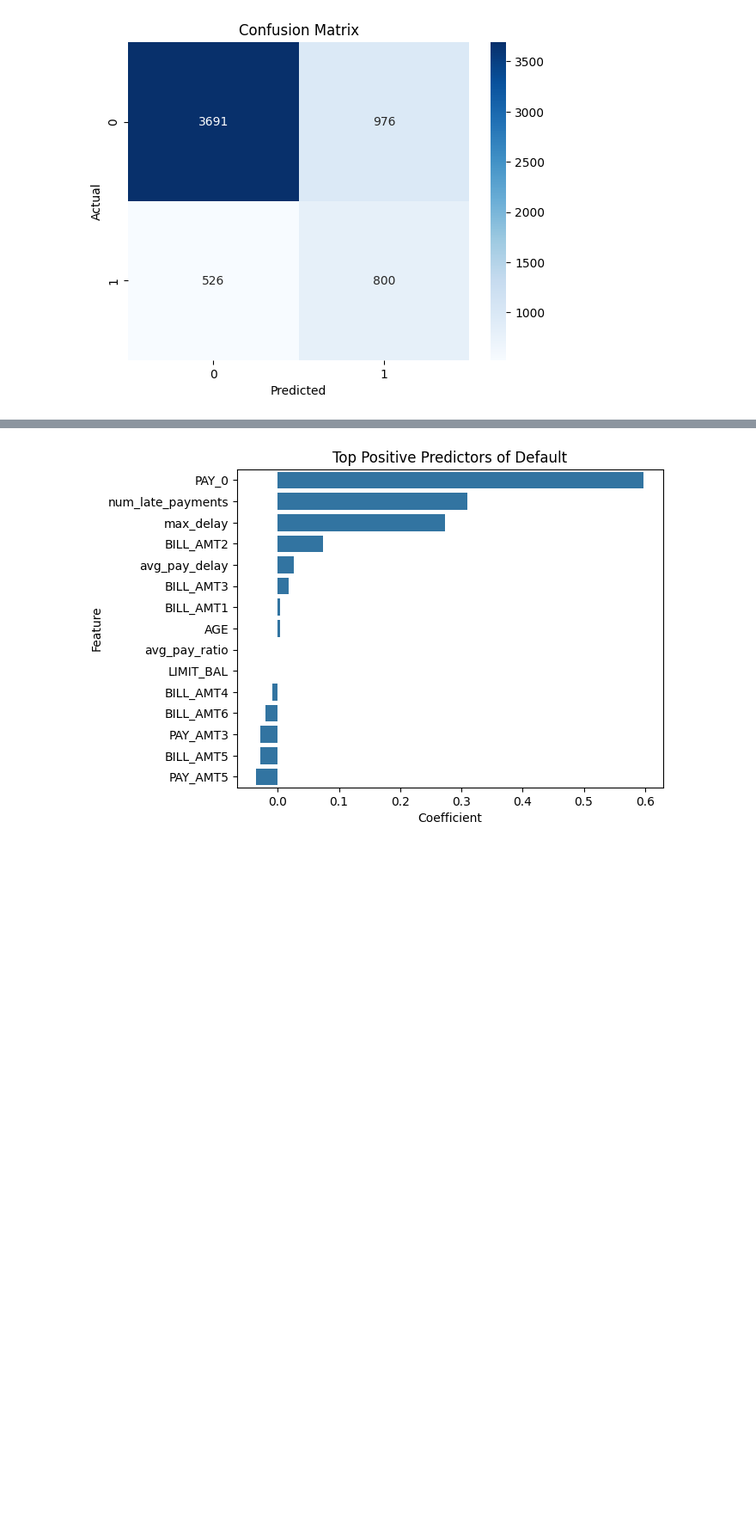
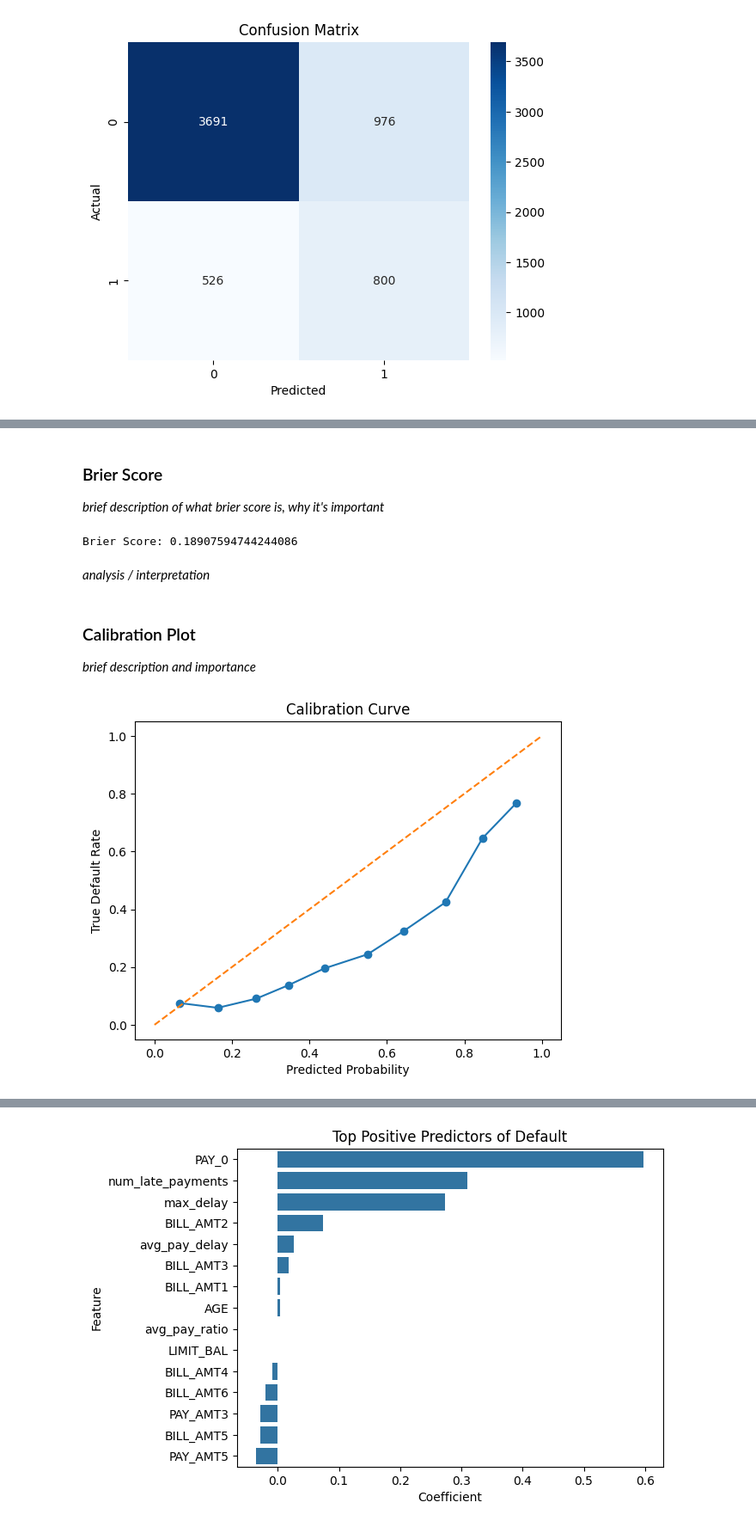
Before and after one commit to kelliekaw/credit-risk-prediction, a Jupyter notebook: credit_risk_prediction.ipynb, the cells around one changed output, grey strips where cells are left out. Shown at 86% size. Cells and saved outputs as stored; diff of their text form; code cells hidden in the pictures; blank space fills up the shorter version.

```diff
--- a/credit_risk_prediction.ipynb
+++ b/credit_risk_prediction.ipynb
@@ -447,0 +489,30 @@ plt.show()
+# %% [markdown]
+### Brier Score
+*brief description of what brier score is, why it's important*
+# %%
+from sklearn.metrics import brier_score_loss
+
+brier = brier_score_loss(y_test, y_prob)
+print("Brier Score:", brier)
+# %% [output]
+Brier Score: 0.18907594744244086
+# %% [markdown]
+*analysis / interpretation*
+# %% [markdown]
+### Calibration Plot
+*brief description and importance*
+# %%
+from sklearn.calibration import calibration_curve
+
+prob_true, prob_pred = calibration_curve(y_test, y_prob, n_bins=10)
+
+plt.plot(prob_pred, prob_true, marker='o')
+plt.plot([0,1],[0,1],'--')
+
+plt.xlabel("Predicted Probability")
+plt.ylabel("True Default Rate")
+plt.title("Calibration Curve")
+
+plt.show()
+# %% [output]
+[figure, added]
```
Also changed, not shown: parts of 17 cells of this notebook.
